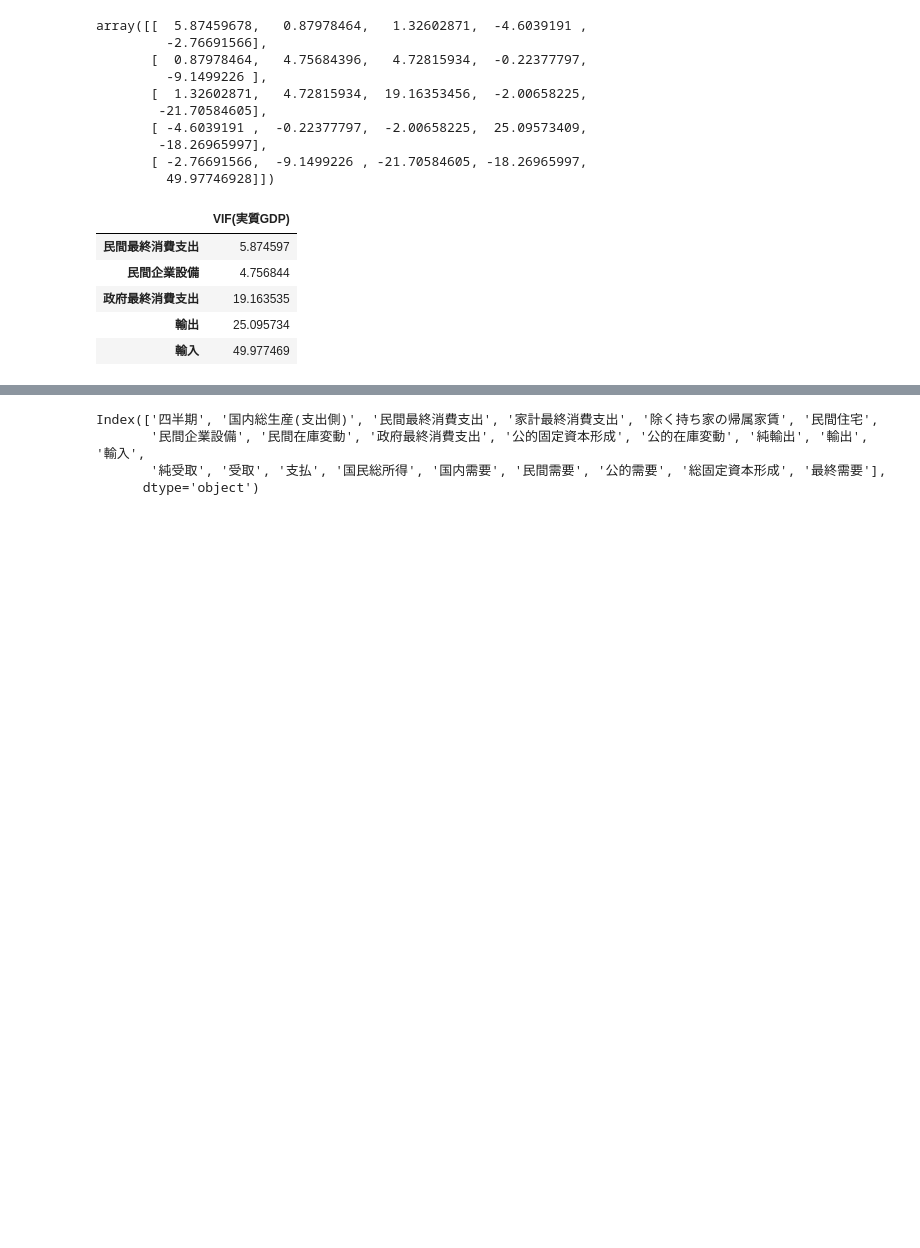
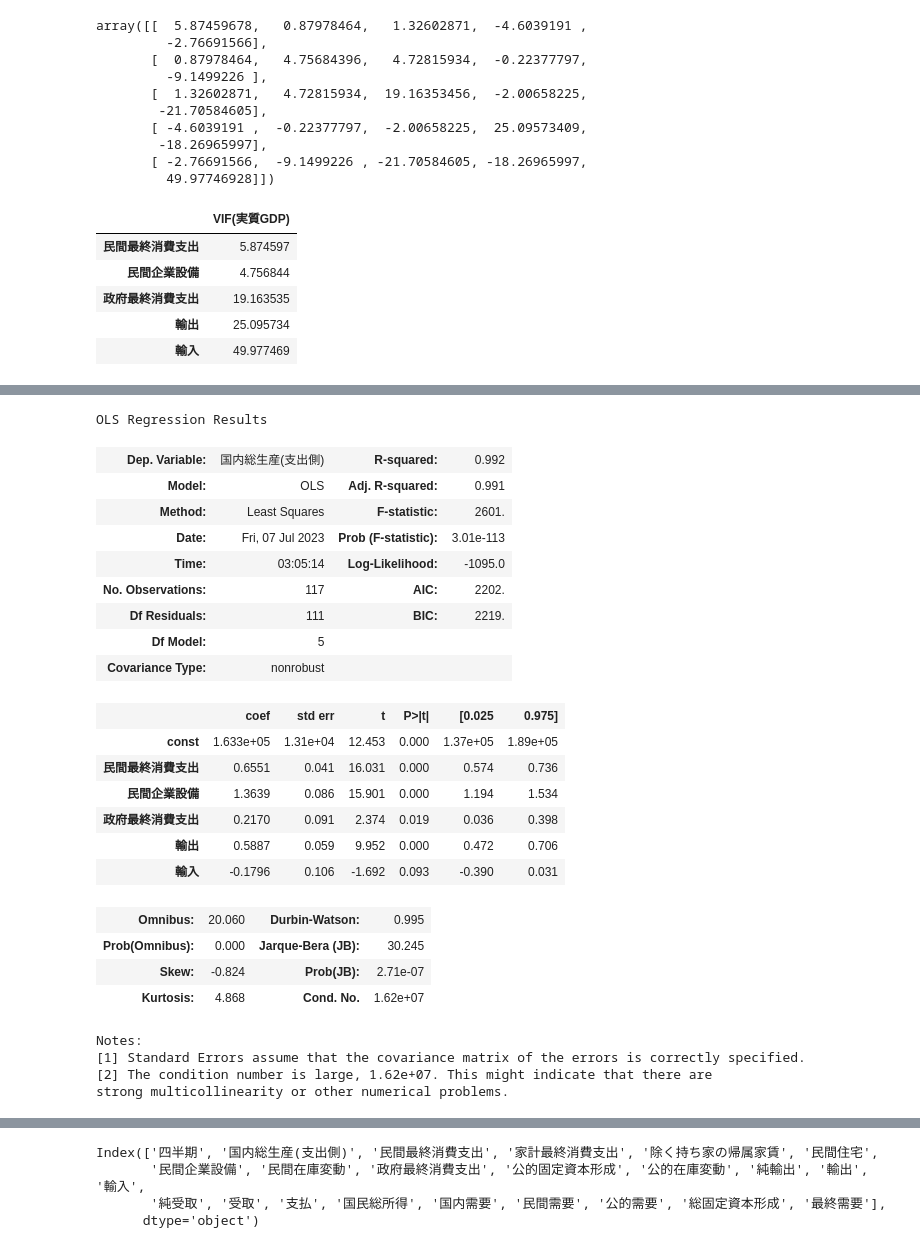
Before and after one commit to NTanaka1994/GDP_Analysis, a Jupyter notebook: GDP_VIF.ipynb, the cells around one changed output, grey strips where cells are left out. Drawn from its saved outputs; the diff is of its cells as text; code cells hidden in the pictures; blank space fills up the shorter version.

```diff
--- a/GDP_VIF.ipynb
+++ b/GDP_VIF.ipynb
@@ -121,0 +122,30 @@ df_pcorr.query("因子2=='政府最終消費支出' or 因子1=='政府最終消
+# %%
+x = sm.add_constant(x).dropna()
+model = model = sm.OLS(y, x).fit()
+model.summary()
+# %% [output]
+OLS Regression Results
+| Dep. Variable: | 国内総生産(支出側) | R-squared: | 0.992 |
+| Model: | OLS | Adj. R-squared: | 0.991 |
+| Method: | Least Squares | F-statistic: | 2601. |
+| Date: | Fri, 07 Jul 2023 | Prob (F-statistic): | 3.01e-113 |
+| Time: | 03:05:14 | Log-Likelihood: | -1095.0 |
+| No. Observations: | 117 | AIC: | 2202. |
+| Df Residuals: | 111 | BIC: | 2219. |
+| Df Model: | 5 |  |  |
+| Covariance Type: | nonrobust |  |  |
+|  | coef | std err | t | P>|t| | [0.025 | 0.975] |
+| const | 1.633e+05 | 1.31e+04 | 12.453 | 0.000 | 1.37e+05 | 1.89e+05 |
+| 民間最終消費支出 | 0.6551 | 0.041 | 16.031 | 0.000 | 0.574 | 0.736 |
+| 民間企業設備 | 1.3639 | 0.086 | 15.901 | 0.000 | 1.194 | 1.534 |
+| 政府最終消費支出 | 0.2170 | 0.091 | 2.374 | 0.019 | 0.036 | 0.398 |
+| 輸出 | 0.5887 | 0.059 | 9.952 | 0.000 | 0.472 | 0.706 |
+| 輸入 | -0.1796 | 0.106 | -1.692 | 0.093 | -0.390 | 0.031 |
+| Omnibus: | 20.060 | Durbin-Watson: | 0.995 |
+| Prob(Omnibus): | 0.000 | Jarque-Bera (JB): | 30.245 |
+| Skew: | -0.824 | Prob(JB): | 2.71e-07 |
+| Kurtosis: | 4.868 | Cond. No. | 1.62e+07 |
+Notes:
+[1] Standard Errors assume that the covariance matrix of the errors is correctly specified.
+[2] The condition number is large, 1.62e+07. This might indicate that there are
+strong multicollinearity or other numerical problems.
```
Also changed, not shown: parts of 10 cells of this notebook.
